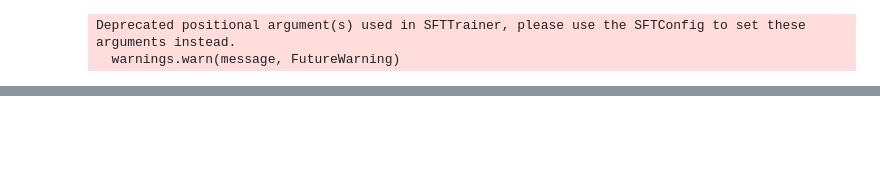
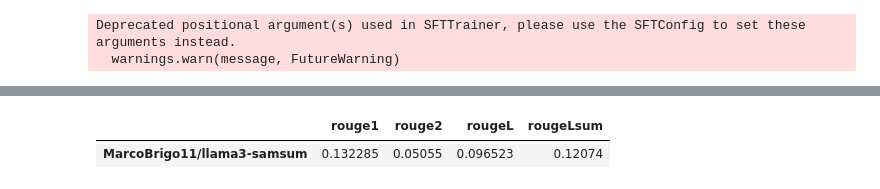
Before and after one commit to MarkBridge11/llama3-samsum, a Jupyter notebook: Llama_ChatSummarizer.ipynb, the cells around one changed output, grey strips where cells are left out. Cells and saved outputs as stored; diff of their text form; code cells hidden in the pictures; blank space fills up the shorter version.

Commit message:
commented the code and pushed model on Huggingface

```diff
--- a/Llama_ChatSummarizer.ipynb
+++ b/Llama_ChatSummarizer.ipynb
@@ -441,0 +553,4 @@ TypeError: LlamaForCausalLM.forward() got an unexpected keyword argument 'decode
+# %%
+test_size = 300
+
+df_test = dataset['test'].train_test_split(test_size=test_size, seed=42)['test']
@@ -441,0 +561,7 @@ TypeError: LlamaForCausalLM.forward() got an unexpected keyword argument 'decode
+# %%
+tokenized_test = [generate_prompt_eval(chat) for chat in df_test]
+tokenized_test = pd.DataFrame(tokenized_test)
+tokenized_test.columns = ['dialogue']
+tokenized_test['summary'] = df_test['summary']
+
+test_dataset  = Dataset.from_pandas(pd.DataFrame(tokenized_test))
@@ -441,0 +570,28 @@ TypeError: LlamaForCausalLM.forward() got an unexpected keyword argument 'decode
+# %%
+fine_tuned_model_id = "MarcoBrigo11/llama3-samsum"
+
+compute_dtype = getattr(torch, "float16")
+
+bnb_config = BitsAndBytesConfig(
+    load_in_4bit=True,
+    bnb_4bit_use_double_quant=False,
+    bnb_4bit_quant_type="nf4",
+    bnb_4bit_compute_dtype=compute_dtype,
+)
+
+max_seq_length = 1024
+
+model_fine_tuned = AutoModelForCausalLM.from_pretrained(fine_tuned_model_id,
+                                                        device_map=device,
+                                                        torch_dtype=compute_dtype,
+                                                        quantization_config=bnb_config
+                                                        )
+
+model_fine_tuned.config.use_cache = False
+model_fine_tuned.config.pretraining_tp = 1
+
+tokenizer_fine_tuned = AutoTokenizer.from_pretrained(fine_tuned_model_id,max_seq_length=max_seq_length)
+tokenizer_fine_tuned.pad_token_id = tokenizer_fine_tuned.eos_token_id
+tokenizer_fine_tuned.padding_side = "left"
+# %%
+rouge_scores_final = evaluate_model(model_fine_tuned, tokenizer_fine_tuned, test_dataset['dialogue'], test_dataset['summary'], batch_size=4)
@@ -441,0 +622,5 @@ TypeError: LlamaForCausalLM.forward() got an unexpected keyword argument 'decode
+# %%
+pd.DataFrame(rouge_scores_final, index=[fine_tuned_model_id])
+# %% [output]
+|  | rouge1 | rouge2 | rougeL | rougeLsum |
+| MarcoBrigo11/llama3-samsum | 0.132285 | 0.05055 | 0.096523 | 0.12074 |
```
Also changed, not shown: parts of 50 cells of this notebook.
